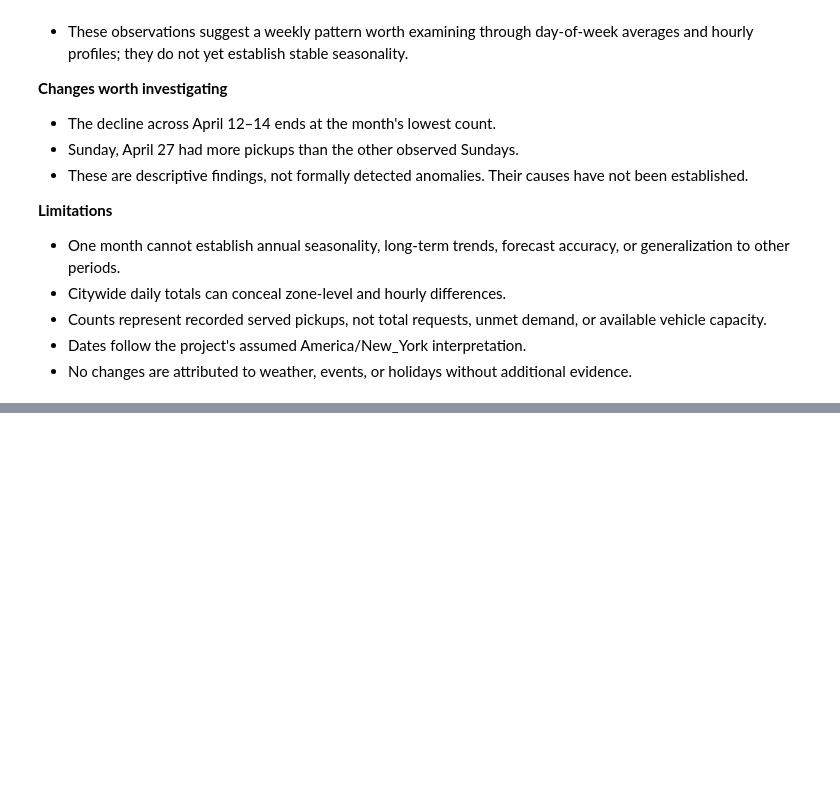
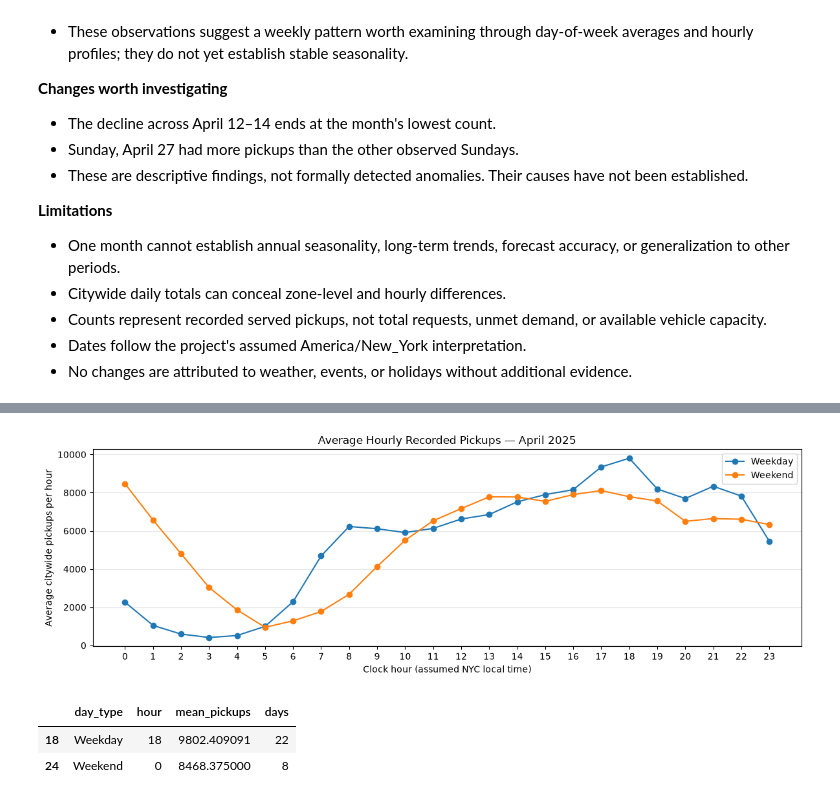
Before and after one commit to neehanthreddym/urban-mobility-demand-forecasting, a Jupyter notebook: notebooks/01_april_eda.ipynb, the cells around one changed output, grey strips where cells are left out. Cells and saved outputs as stored; diff of their text form; code cells hidden in the pictures; blank space fills up the shorter version.

Commit message:
weekday–weekend hourly pickup analysis and observations

```diff
--- a/notebooks/01_april_eda.ipynb
+++ b/notebooks/01_april_eda.ipynb
@@ -159,0 +195,12 @@ Lowest-count day: 2025-04-14  –  99545  pickups
+# %%
+# Calculate the average hourly profiles
+hourly_profile = (
+    hourly_city.groupby(["day_type", "hour"])["pickup_count"]
+    .agg(mean_pickups="mean", median_pickups="median", days="size")
+    .reset_index()
+)
+
+assert len(hourly_profile) == 48
+assert hourly_profile["days"].eq(hourly_profile["day_type"].map(day_counts)).all()
+
+hourly_profile
@@ -159,0 +225,32 @@ Lowest-count day: 2025-04-14  –  99545  pickups
+# %%
+# Plot Average Hourly Recorded Pickups
+profiles = hourly_profile.pivot(index="hour", columns="day_type", values="mean_pickups")
+
+fig, ax = plt.subplots(figsize=(12, 4))
+for day_type in ["Weekday", "Weekend"]:
+    ax.plot(profiles.index, profiles[day_type], marker="o", label=day_type)
+
+ax.set(
+    title="Average Hourly Recorded Pickups — April 2025",
+    xlabel="Clock hour (assumed NYC local time)",
+    ylabel="Average citywide pickups per hour",
+)
+ax.set_xticks(range(24))
+ax.grid(axis="y", alpha=0.3)
+ax.legend()
+fig.tight_layout()
+plt.show()
+# %% [output]
+[figure, added]
+# %%
+# Identify each profile’s peak
+peak_rows = hourly_profile.loc[
+    hourly_profile.groupby("day_type")["mean_pickups"].idxmax(),
+    ["day_type", "hour", "mean_pickups", "days"],
+]
+
+peak_rows
+# %% [output]
+|  | day_type | hour | mean_pickups | days |
+| 18 | Weekday | 18 | 9802.409091 | 22 |
+| 24 | Weekend | 0 | 8468.375000 | 8 |
```
Also changed, not shown: parts of 4 cells of this notebook.
